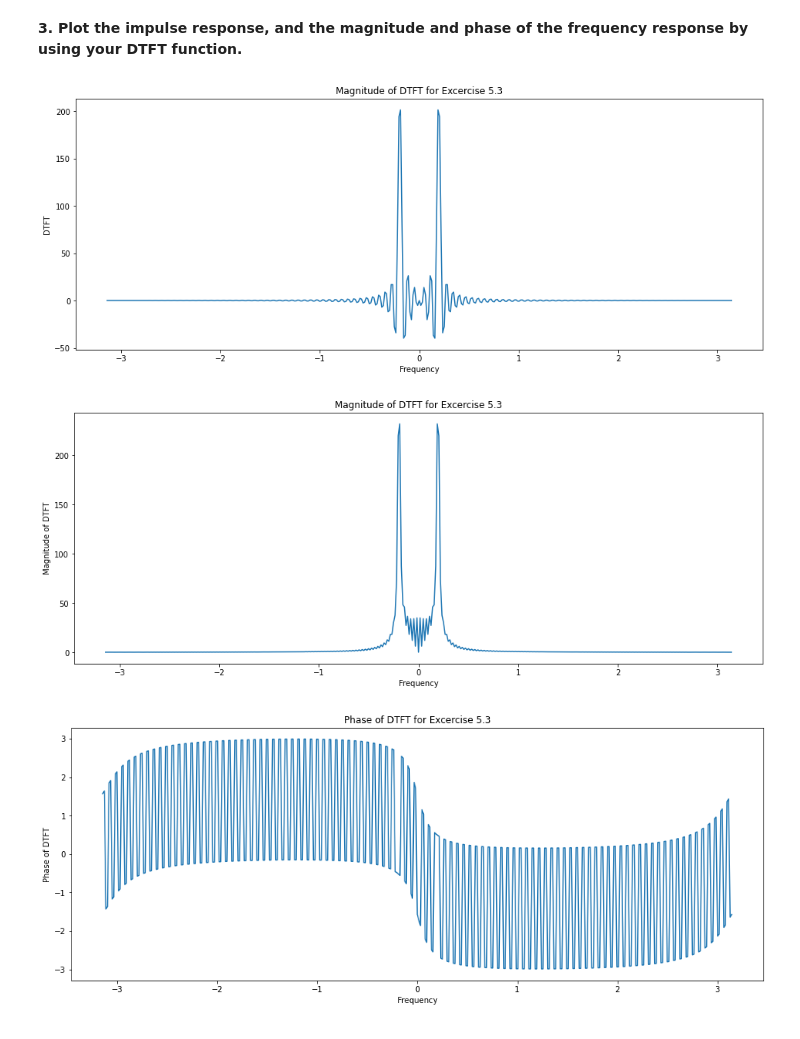
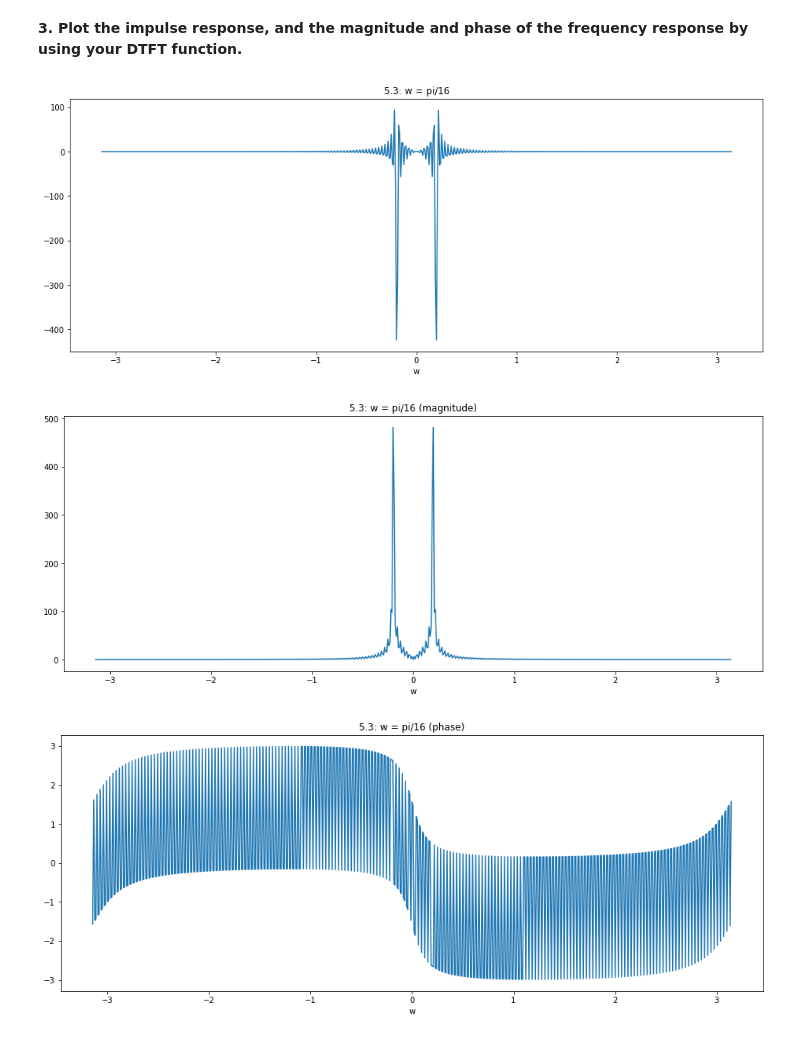
Before and after one commit to JustinWang781/438-Lab03, a Jupyter notebook: lab03_final_report.ipynb, the cells around one changed output. Drawn from its saved outputs; the diff is of its cells as text; code cells hidden in the pictures.

```diff
--- a/lab03_final_report.ipynb
+++ b/lab03_final_report.ipynb
@@ -222,0 +305,7 @@ write your answer here
+# %%
+# write your code here
+w = np.linspace(-np.pi, np.pi, 501)
+H = (0.3 + 0.24 * np.exp(-1j * w)) / (1 - 0.9 * np.exp(-1j * w))
+plt.plot(w, np.abs(H))
+plt.title("5.2: Magnitude of H(w)")
+plt.xlabel("w")
@@ -237,40 +336,27 @@ write your answer here
 # %% [markdown]
 **3. Plot the impulse response, and the magnitude and phase of the frequency response by using your DTFT function.**
 # %%
-# write your code here
-def DTFT(x,n0,w):
-  X = np.complex64(0)
-  for n in range(0, len(x)):
-    X = X + x[n] * np.exp(-1j * w * (n + n0))
-  return X
+H = (0.3 + 0.24 * np.exp(-1j * w)) / (1 - 0.9 * np.exp(-1j * w))
+w = np.linspace(-np.pi, np.pi, 601)
+n = np.arange(-1000, 1000 + 1, 1)
+n0 = n[0]
+x16 = np.sin(np.pi/16 * n)
+xw16 = DTFT(x16, n0, w)
+yw16 = xw16 * H
 
-w = np.linspace(-np.pi, np.pi, 401)
-n = np.arange(-500, 500 + 1, 1) # time domain x axis
-n0 = n[0] # n0 aka shift of n
-Xt_pi16 = np.sin(np.pi/16 * n)
-
-Xw_pi16 = DTFT(Xt_pi16, n0, w)
-Hw = .3 + .51 * (  (  np.exp(-1j*w)  )  /  (  1 - .9*np.exp(-1j*w)  )   )
-Yw = Xw_pi16 * Hw
-
-plt.title("Magnitude of DTFT for Excercise 5.3")
-plt.xlabel("Frequency")
-plt.ylabel("DTFT")
-plt.plot(w, Yw)
+plt.title("5.3: w = pi/16")
+plt.xlabel("w")
+plt.plot(w, yw16)
 plt.show()
-
-plt.title("Magnitude of DTFT for Excercise 5.3")
-plt.xlabel("Frequency")
-plt.ylabel("Magnitude of DTFT")
-plt.plot(w, np.abs(Yw))
+plt.title("5.3: w = pi/16 (magnitude)")
+plt.xlabel("w")
+plt.plot(w, np.abs(yw16))
 plt.show()
-
-plt.title("Phase of DTFT for Excercise 5.3")
-plt.xlabel("Frequency")
-plt.ylabel("Phase of DTFT")
-plt.plot(w, np.angle(Yw))
+plt.title("5.3: w = pi/16 (phase)")
+plt.xlabel("w")
+plt.plot(w, np.angle(yw16))
 plt.show()
 # %% [output]
-[figure, old version]
+[figure, new version]
-[figure, old version]
+[figure, new version]
-[figure, old version]
+[figure, new version]
```
Also changed, not shown: parts of 38 cells of this notebook.
